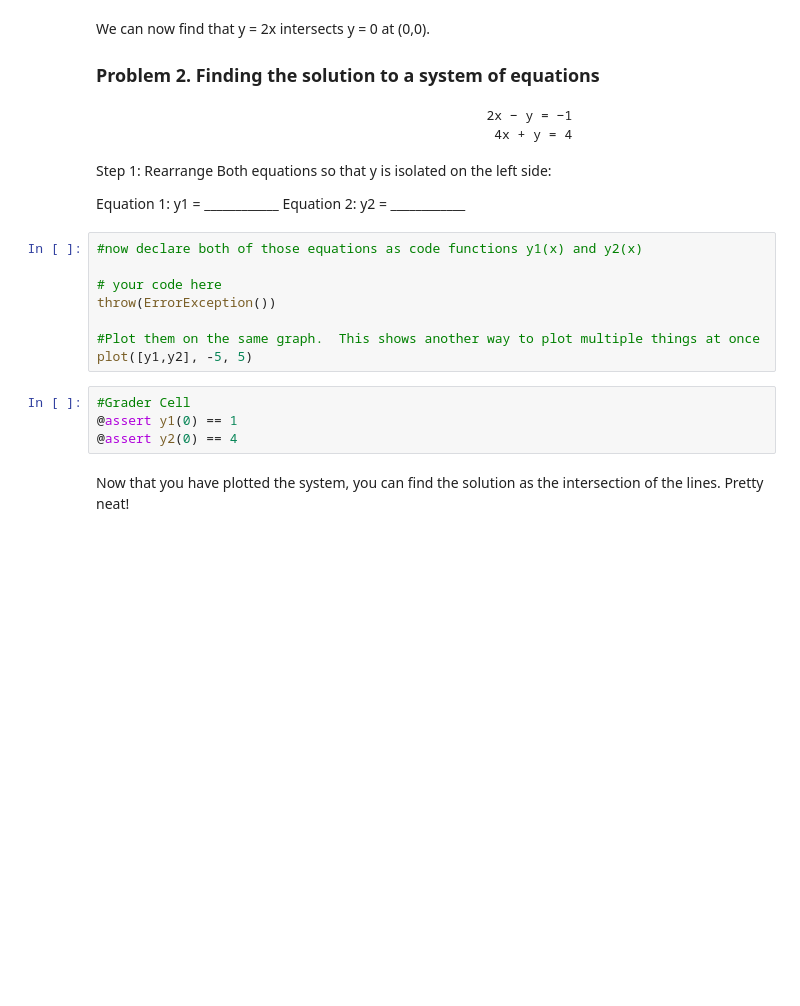
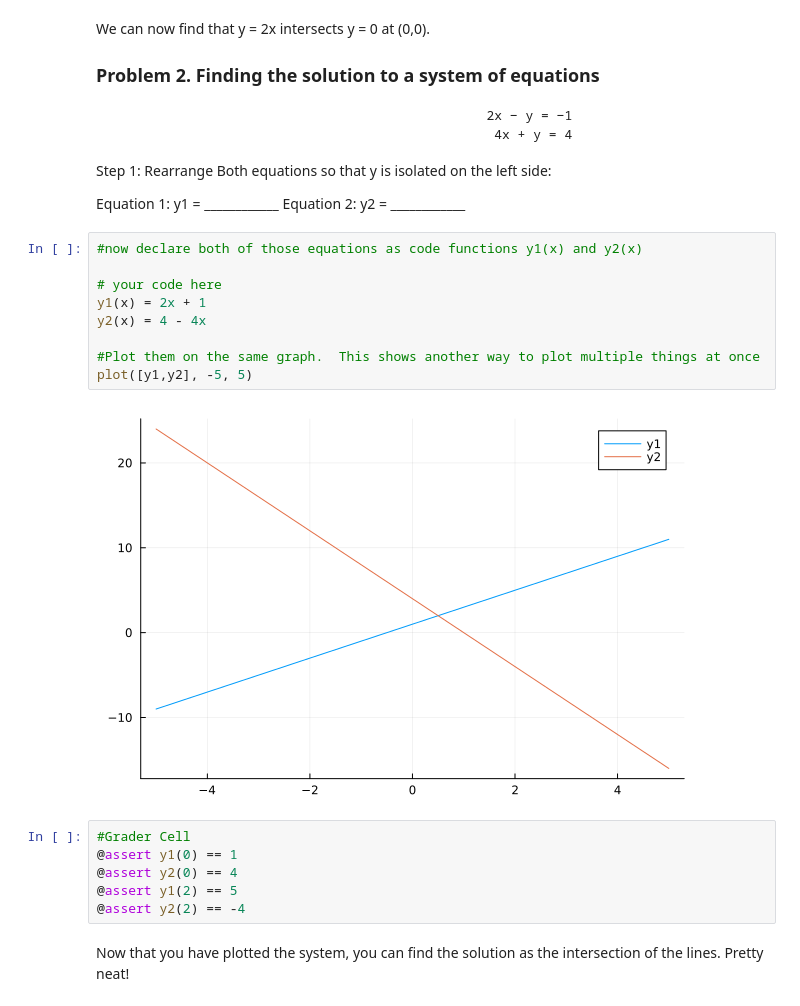
Before and after one commit to ogundir2/ROB101, a Jupyter notebook: Labs/lab1.ipynb, the cells around one changed output. Saved outputs shown, nothing was run; the diff lists cells and outputs as text; blank space fills up the shorter version.

```diff
--- a/Labs/lab1.ipynb
+++ b/Labs/lab1.ipynb
@@ -183,15 +212,20 @@ Equation 2: y2 = ____________
 # %%
 #now declare both of those equations as code functions y1(x) and y2(x)
 
 # your code here
-throw(ErrorException())
+y1(x) = 2x + 1
+y2(x) = 4 - 4x
 
 #Plot them on the same graph.  This shows another way to plot multiple things at once
 plot([y1,y2], -5, 5)
+# %% [output]
+[figure, added]
 # %%
 #Grader Cell
 @assert y1(0) == 1
 @assert y2(0) == 4
+@assert y1(2) == 5
+@assert y2(2) == -4
 # %% [markdown]
 Now that you have plotted the system, you can find the solution as the intersection of the lines.  Pretty neat!
 # %% [markdown]
```
Also changed, not shown: parts of 21 cells of this notebook, 14 other files.
